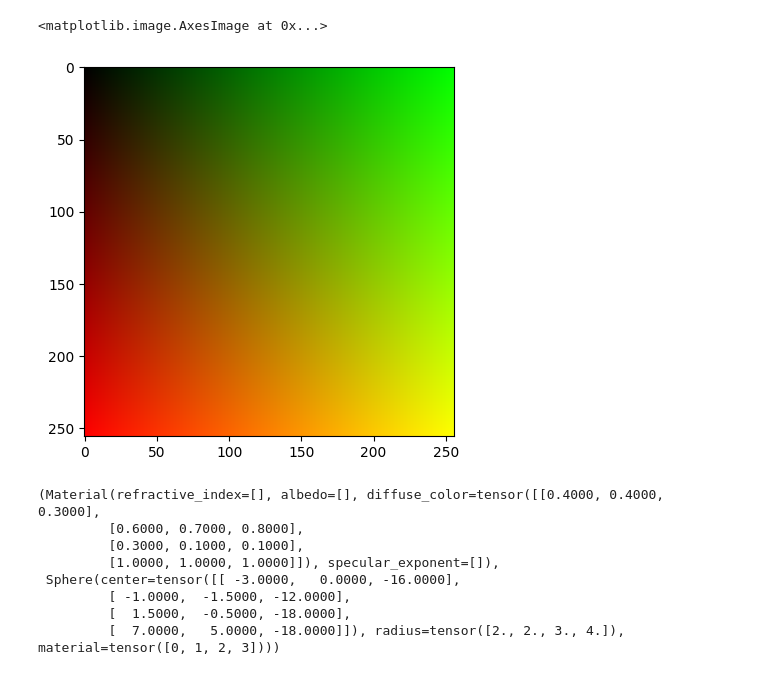
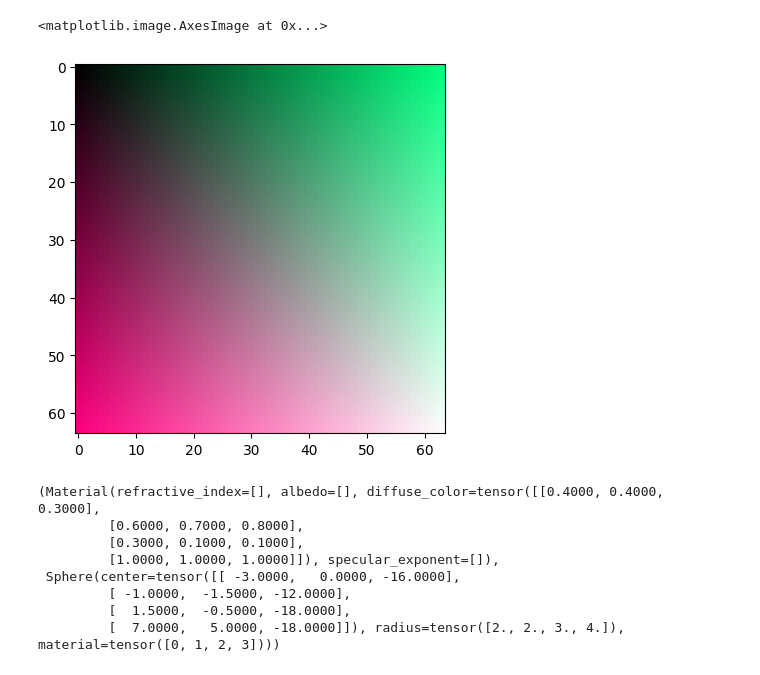
Before and after one commit to louiszhuang/tinyraytracer, a Jupyter notebook: tinytaytracer.ipynb, the cells around one changed output. Saved outputs shown, nothing was run; the diff lists cells and outputs as text; code cells hidden in the pictures.

```diff
--- a/tinytaytracer.ipynb
+++ b/tinytaytracer.ipynb
@@ -6,10 +6,10 @@ from functools import partial
 from enum import IntEnum
 from collections import namedtuple
 # %%
-plt.imshow([[[j,i,0] for i in range(256)] for j in range(256)])
+plt.imshow([[[j*4,i*4,(j+i)*2] for i in range(64)] for j in range(64)])
 # %% [output]
 <matplotlib.image.AxesImage at 0x...>
-[figure, old version]
+[figure, new version]
 # %%
 Material = namedtuple('Material', ['refractive_index', 'albedo', 'diffuse_color', 'specular_exponent'])
 Sphere = namedtuple('Sphere', ['center', 'radius', 'material'])
```
Also changed, not shown: parts of 5 cells of this notebook.
